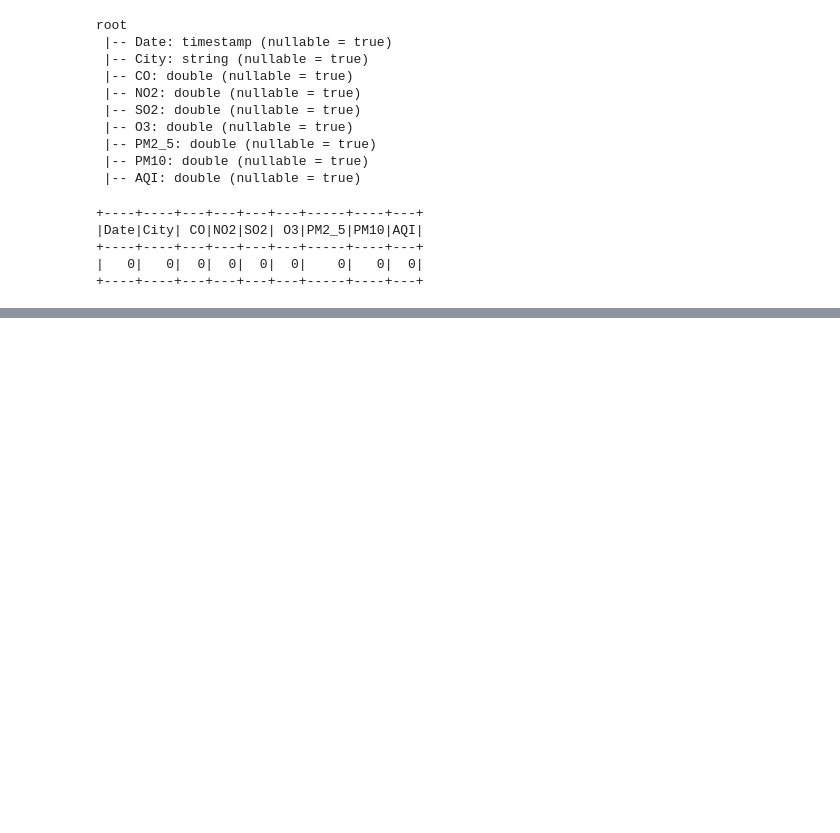
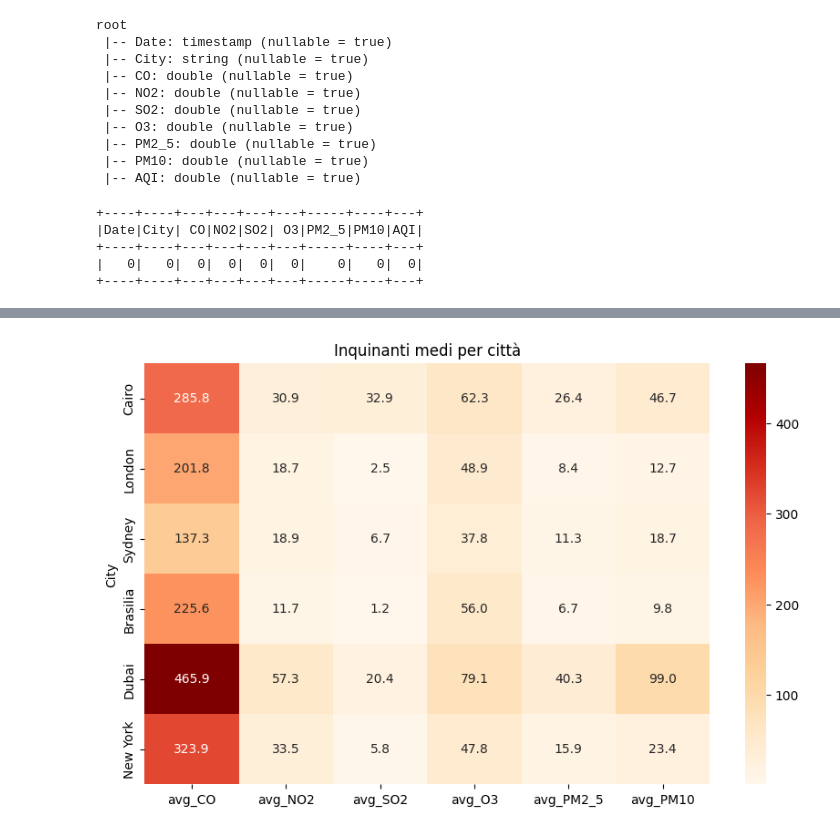
Before and after one commit to Sundaynot/air-quality, a Jupyter notebook: src/db_initial.ipynb, the cells around one changed output, grey strips where cells are left out. Saved outputs shown, nothing was run; the diff lists cells and outputs as text; code cells hidden in the pictures; blank space fills up the shorter version.

```diff
--- a/src/db_initial.ipynb
+++ b/src/db_initial.ipynb
@@ -173,0 +263,33 @@ city_avg.orderBy("avg_AQI", ascending=False).show(truncate=False)
+# %%
+from pyspark.sql.functions import avg
+
+# Calcolo media per ogni inquinante
+
+city_avg = df.groupBy("City").agg(*[avg(col(c)).alias(f"avg_{c}") for c in columns_to_sum])
+city_avg.orderBy("avg_CO", ascending=False).show(truncate=False)
+
+# Converti in Pandas per visualizzazione
+city_avg_pd = city_avg.toPandas()
+
+# Plot per ogni inquinante
+for el in columns_to_sum:
+    plt.figure(figsize=(10, 5))
+    plt.bar(city_avg_pd['City'], city_avg_pd[f'average_{el}'], color='skyblue')
+    plt.title(f'Media di {el} per città')
+    plt.xlabel('Città')
+    plt.ylabel(f'Media {el}')
+    plt.xticks(rotation=45, ha='right')
+    plt.tight_layout()
+    plt.show()
+# %%
+import seaborn as sns
+import matplotlib.pyplot as plt
+
+# Assicurati che city_avg_pd sia un DataFrame con colonne 'City' e 'average_CO', ...
+heat_df = city_avg_pd.set_index('City')[[f'avg_{c}' for c in columns_to_sum]]
+plt.figure(figsize=(10, 6))
+sns.heatmap(heat_df, cmap='OrRd', annot=True, fmt=".1f")
+plt.title("Inquinanti medi per città")
+plt.show()
+# %% [output]
+[figure, added]
```
Also changed, not shown: parts of 6 cells of this notebook.
